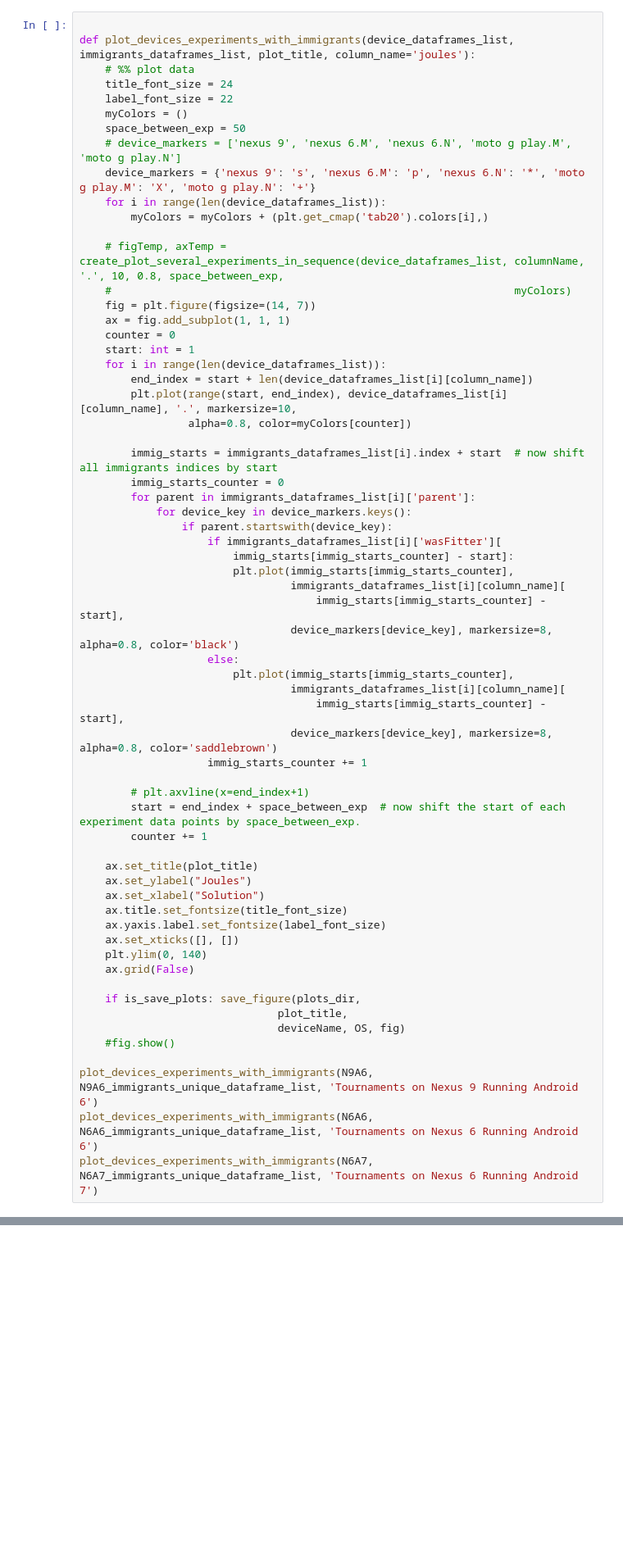
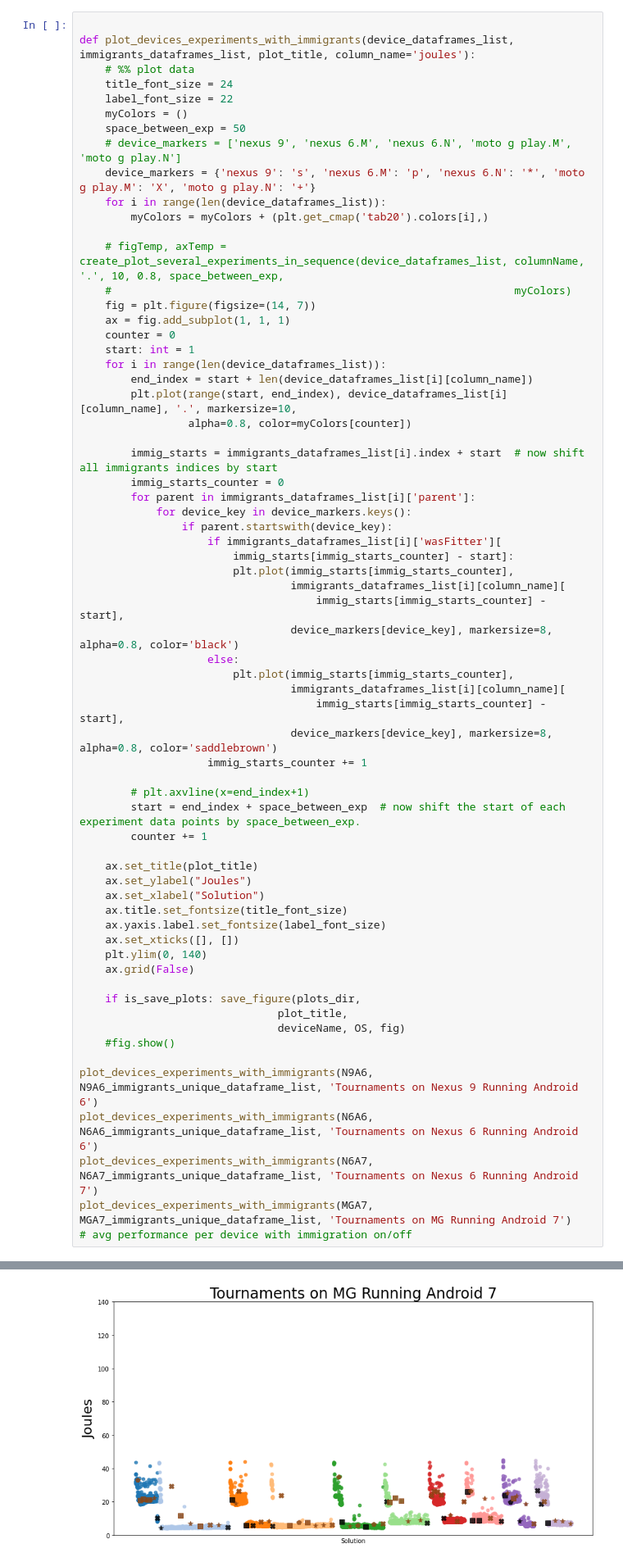
Before and after one commit to mahmoud-bokhari/distributed_GI, a Jupyter notebook: analysis.ipynb, the cells around one changed output, grey strips where cells are left out. Shown: that part at 82% size. Saved outputs shown, nothing was run; the diff lists cells and outputs as text; blank space fills up the shorter version.

```diff
--- a/analysis.ipynb
+++ b/analysis.ipynb
@@ -458,30 +471,33 @@ def plot_devices_experiments_with_immigrants(device_dataframes_list, immigrants_
                                  immigrants_dataframes_list[i][column_name][
                                      immig_starts[immig_starts_counter] - start],
                                  device_markers[device_key], markersize=8, alpha=0.8, color='saddlebrown')
                     immig_starts_counter += 1
 
         # plt.axvline(x=end_index+1)
         start = end_index + space_between_exp  # now shift the start of each experiment data points by space_between_exp.
         counter += 1
 
     ax.set_title(plot_title)
     ax.set_ylabel("Joules")
     ax.set_xlabel("Solution")
     ax.title.set_fontsize(title_font_size)
     ax.yaxis.label.set_fontsize(label_font_size)
     ax.set_xticks([], [])
     plt.ylim(0, 140)
     ax.grid(False)
 
     if is_save_plots: save_figure(plots_dir,
                                plot_title,
                                deviceName, OS, fig)
     #fig.show()
 
 plot_devices_experiments_with_immigrants(N9A6, N9A6_immigrants_unique_dataframe_list, 'Tournaments on Nexus 9 Running Android 6')
 plot_devices_experiments_with_immigrants(N6A6, N6A6_immigrants_unique_dataframe_list, 'Tournaments on Nexus 6 Running Android 6')
 plot_devices_experiments_with_immigrants(N6A7, N6A7_immigrants_unique_dataframe_list, 'Tournaments on Nexus 6 Running Android 7')
+plot_devices_experiments_with_immigrants(MGA7, MGA7_immigrants_unique_dataframe_list, 'Tournaments on MG Running Android 7')
+# avg performance per device with immigration on/off
 # %% [output]
 [figure]
 [figure]
 [figure]
+[figure, added]
```
Also changed, not shown: parts of 13 cells of this notebook.
